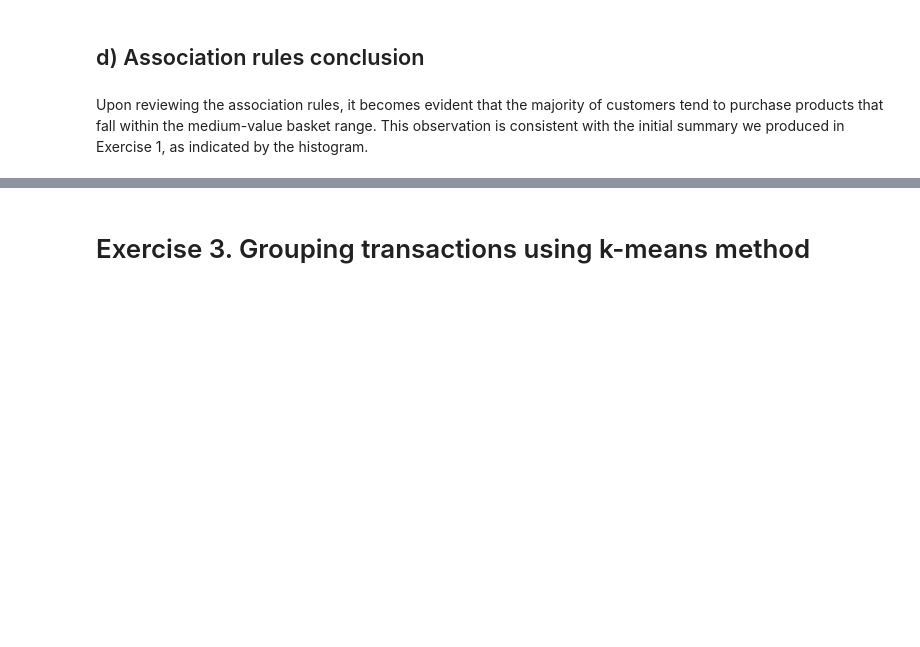
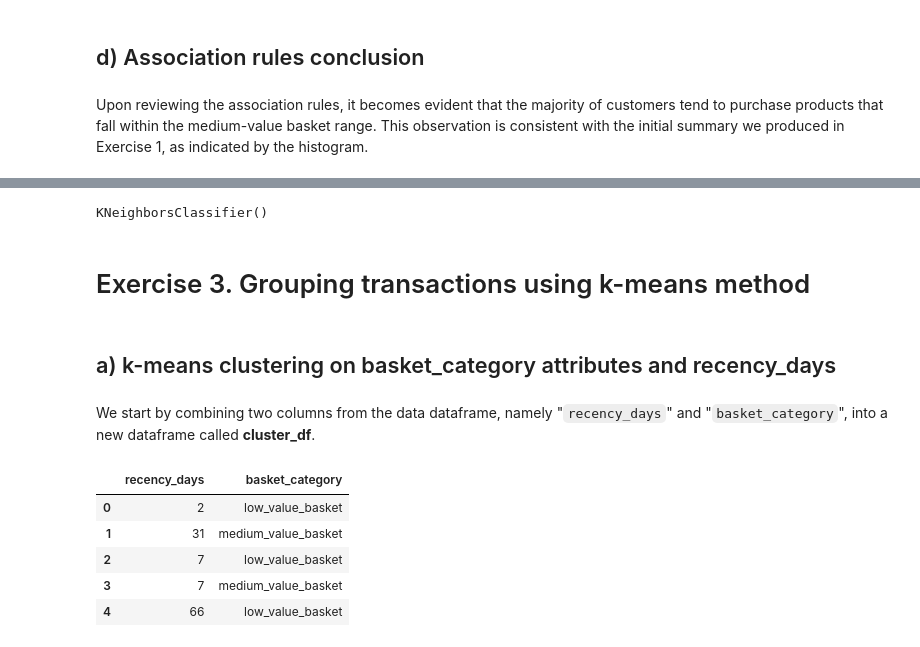
Before and after one commit to tfysekis/Data-Mining, a Jupyter notebook: Mining_Knowledge.ipynb, the cells around one changed output, grey strips where cells are left out. Drawn from its saved outputs; the diff is of its cells as text; code cells hidden in the pictures; blank space fills up the shorter version.

```diff
--- a/Mining_Knowledge.ipynb
+++ b/Mining_Knowledge.ipynb
@@ -493,2 +528,23 @@ Upon reviewing the association rules, it becomes evident that the majority of cu
+# %%
+from sklearn.neighbors import KNeighborsClassifier
+classifier = KNeighborsClassifier(n_neighbors=5)
+classifier.fit(X_train_final, y_train)
+# %% [output]
+KNeighborsClassifier()
 # %% [markdown]
 # Exercise 3. Grouping transactions using k-means method
+# %% [markdown]
+## a) k-means clustering on basket_category attributes and recency_days
+# %% [markdown]
+We start by combining two columns from the data dataframe, namely "`recency_days`" and "`basket_category`", into a new dataframe called **cluster_df**.
+# %%
+# Combine the categorical basket_category column with the recency_days column
+cluster_df = pd.concat([data['recency_days'], data['basket_category']], axis=1)
+cluster_df.head()
+# %% [output]
+|  | recency_days | basket_category |
+| 0 | 2 | low_value_basket |
+| 1 | 31 | medium_value_basket |
+| 2 | 7 | low_value_basket |
+| 3 | 7 | medium_value_basket |
+| 4 | 66 | low_value_basket |
```
Also changed, not shown: parts of 29 cells of this notebook.
